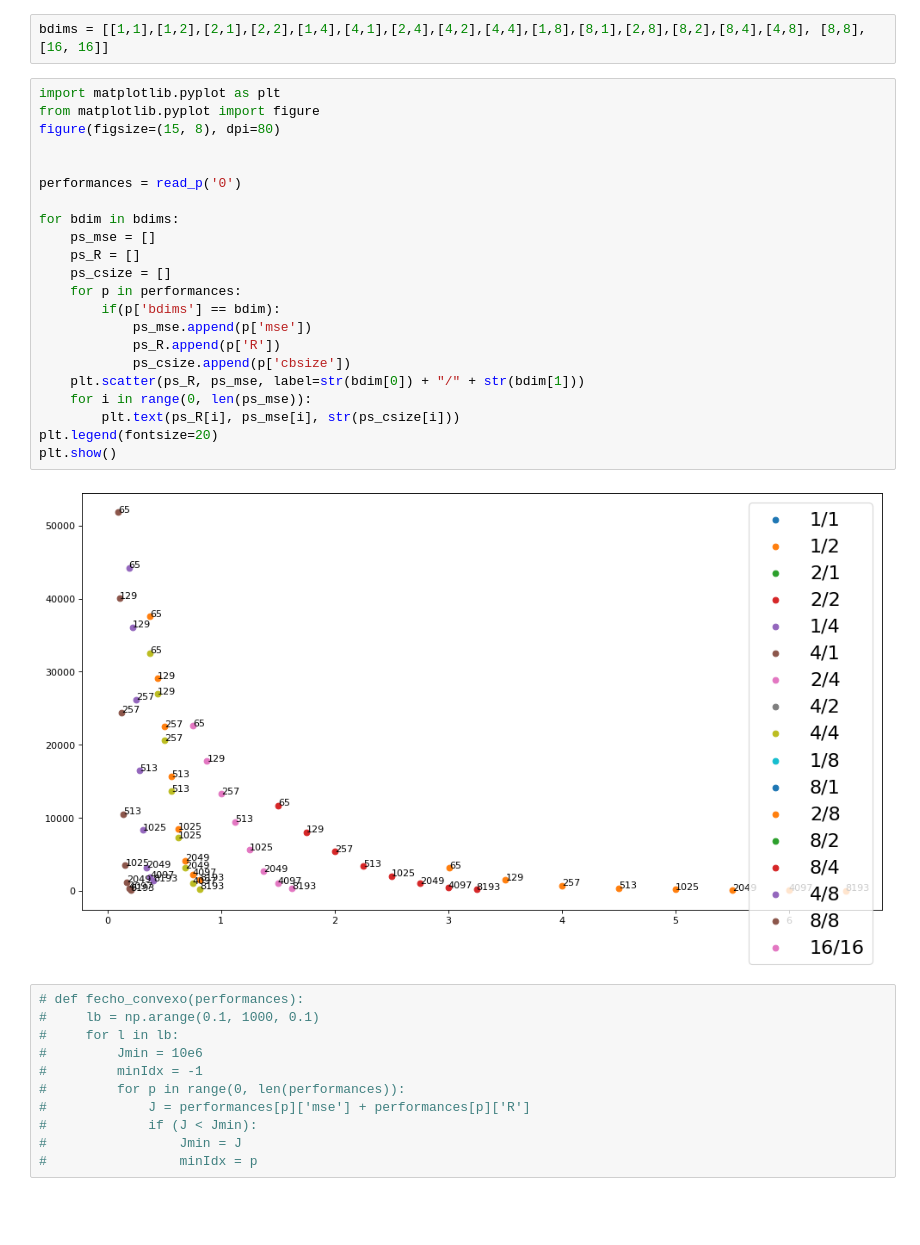
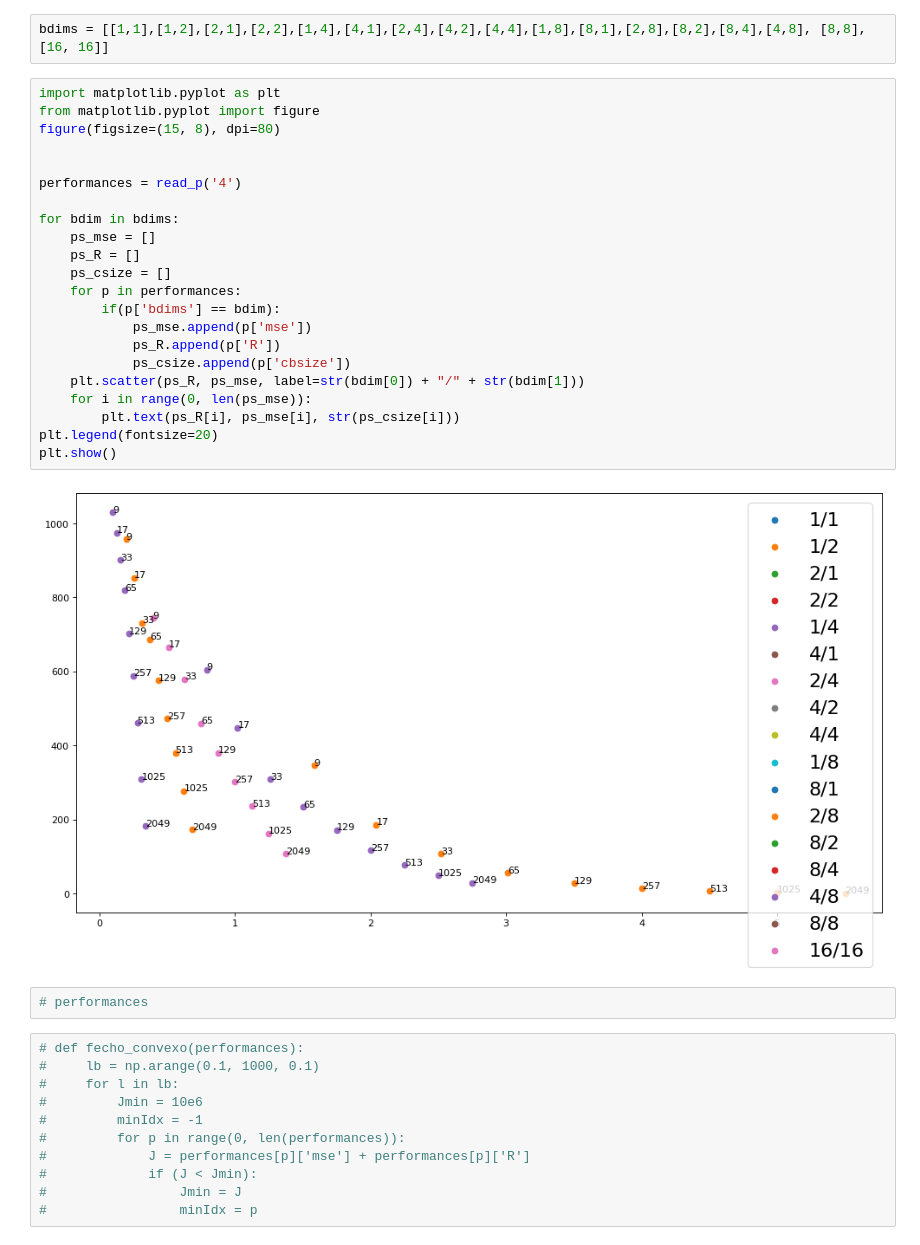
Before and after one commit to VRavaglia/Compressao-de-Imagens, a Jupyter notebook: Wavelets/PlotCodebooks.ipynb, the cells around one changed output. Saved outputs shown, nothing was run; the diff lists cells and outputs as text; blank space fills up the shorter version.

```diff
--- a/Wavelets/PlotCodebooks.ipynb
+++ b/Wavelets/PlotCodebooks.ipynb
@@ -25,27 +25,29 @@ bdims = [[1,1],[1,2],[2,1],[2,2],[1,4],[4,1],[2,4],[4,2],[4,4],[1,8],[8,1],[2,8]
 # %%
 import matplotlib.pyplot as plt
 from matplotlib.pyplot import figure
 figure(figsize=(15, 8), dpi=80)
 
 
-performances = read_p('0')
+performances = read_p('4')
 
 for bdim in bdims:
     ps_mse = []
     ps_R = []
     ps_csize = []
     for p in performances:
         if(p['bdims'] == bdim):
             ps_mse.append(p['mse'])
             ps_R.append(p['R'])
             ps_csize.append(p['cbsize'])
     plt.scatter(ps_R, ps_mse, label=str(bdim[0]) + "/" + str(bdim[1]))
     for i in range(0, len(ps_mse)):
         plt.text(ps_R[i], ps_mse[i], str(ps_csize[i]))
 plt.legend(fontsize=20)
 plt.show()
 # %% [output]
-[figure, old version]
+[figure, new version]
+# %%
+# performances
 # %%
 # def fecho_convexo(performances):
 #     lb = np.arange(0.1, 1000, 0.1)
```
Also changed, not shown: 55 other files.
